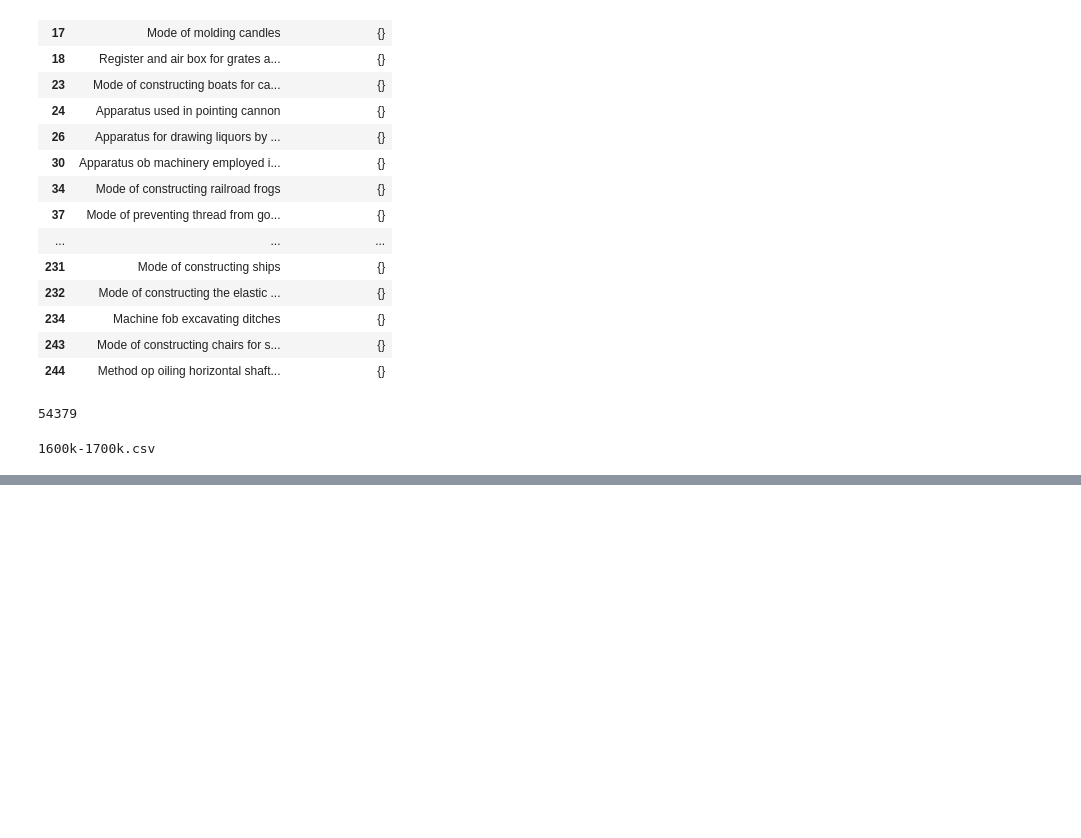
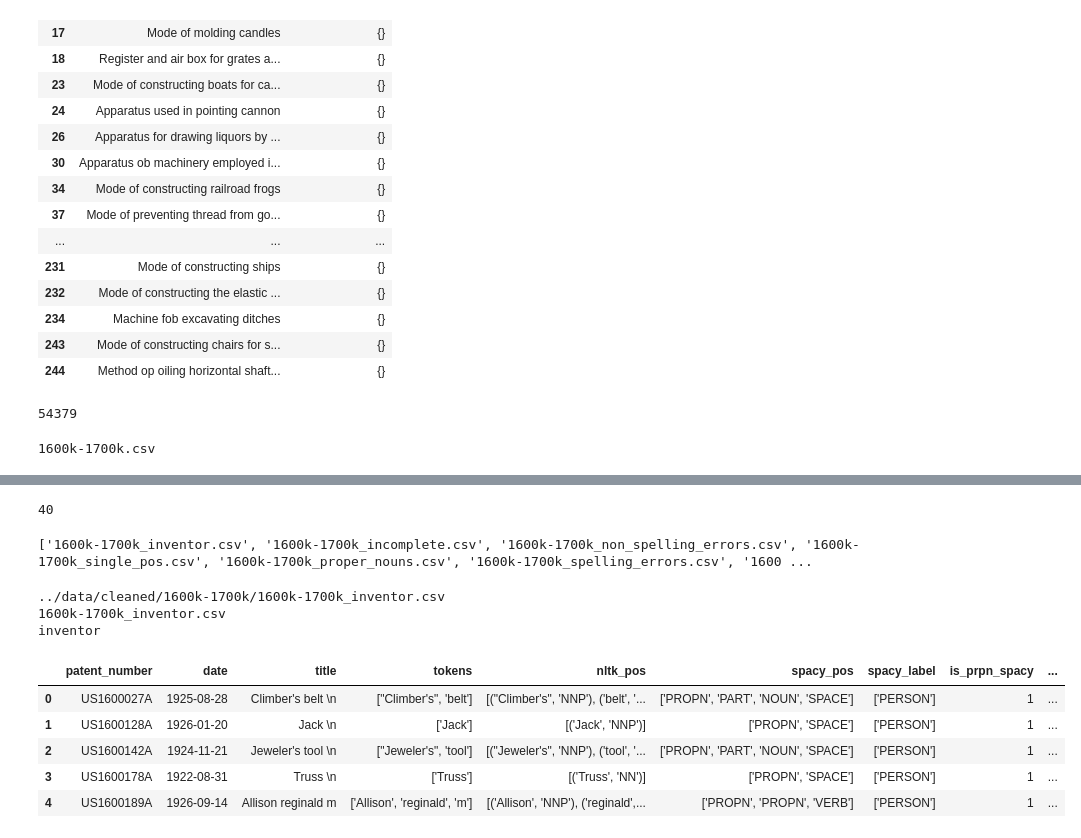
Before and after one commit to harish3110/patent_scraping, a Jupyter notebook: nbs/EDA.ipynb, the cells around one changed output, grey strips where cells are left out. Cells and saved outputs as stored; diff of their text form; code cells hidden in the pictures; blank space fills up the shorter version.

```diff
--- a/nbs/EDA.ipynb
+++ b/nbs/EDA.ipynb
@@ -283,3 +324,7 @@ import os
 print(os.path.basename(files[0]))
 # %% [output]
 1600k-1700k.csv
+# %%
+import glob
+path = '../data/cleaned/'
+os.listdir(path)
@@ -285,0 +353,53 @@ print(os.path.basename(files[0]))
+# %%
+folders = [
+'1600k-1700k',
+'3800k-3900k',
+'700k-800k',
+'3500k-3600k',
+'2200k-2300k',
+'1900k-2000k',
+'1300k-1400k',
+ '3000k-3100k',
+ '500k-600k',
+ '1100k-1200k',
+ '300k-400k',
+ '2800k-2900k',
+ '3200k-3300k',
+ '2500k-2600k',
+ '600k-700k',
+ '1400k-1500k',
+ '1700k-1800k',
+ '2000k-2100k',
+ '800k-900k',
+ '1500k-1600k',
+ '200k-300k',
+ '3900k-4000k',
+ '1800k-1900k',
+ '3600k-3700k',
+ '900k-1000k',
+ '2100k-2200k',
+ '1000k-1100k',
+ '3300k-3400k',
+ '2700k-2800k',
+ '2400k-2500k',
+'1200k-1300k',
+ '0-100k',
+ '3100k-3200k',
+ '2600k-2700k',
+ '100k-200k',
+ '2900k-3000k',
+ '400k-500k',
+ '2300k-2400k',
+ '3700k-3800k',
+ '3400k-3500k'
+]
+
+len(folders)
+# %% [output]
+40
+# %%
+for folder in folders:
+    files = os.listdir(f'{path}{folder}')
+    break
+# %% [output]
+['1600k-1700k_inventor.csv', '1600k-1700k_incomplete.csv', '1600k-1700k_non_spelling_errors.csv', '1600k-1700k_single_pos.csv', '1600k-1700k_proper_nouns.csv', '1600k-1700k_spelling_errors.csv', '1600 ...
@@ -285,0 +412,20 @@ print(os.path.basename(files[0]))
+# %%
+for p in Path(path).glob('**/*.csv'):
+    name = p.name.split('_')[1].split('.')[0]
+    if name != 'non_spelling_errors':
+
+    break
+# %% [output]
+../data/cleaned/1600k-1700k/1600k-1700k_inventor.csv
+1600k-1700k_inventor.csv
+inventor
+# %%
+dirty_df = pd.concat(pd.read_csv(p) for p in Path(path).glob('**/*.csv') if '_'.join(p.name.split('_')[1:]).split('.')[0] != 'non_spelling_errors')
+dirty_df.head()
+# %% [output]
+|  | patent_number | date | title | tokens | nltk_pos | spacy_pos | spacy_label | is_prpn_spacy | ... |
+| 0 | US1600027A | 1925-08-28 | Climber's belt \n | ["Climber's", 'belt'] | [("Climber's", 'NNP'), ('belt', '... | ['PROPN', 'PART', 'NOUN', 'SPACE'] | ['PERSON'] | 1 | ... |
+| 1 | US1600128A | 1926-01-20 | Jack \n | ['Jack'] | [('Jack', 'NNP')] | ['PROPN', 'SPACE'] | ['PERSON'] | 1 | ... |
+| 2 | US1600142A | 1924-11-21 | Jeweler's tool \n | ["Jeweler's", 'tool'] | [("Jeweler's", 'NNP'), ('tool', '... | ['PROPN', 'PART', 'NOUN', 'SPACE'] | ['PERSON'] | 1 | ... |
+| 3 | US1600178A | 1922-08-31 | Truss \n | ['Truss'] | [('Truss', 'NN')] | ['PROPN', 'SPACE'] | ['PERSON'] | 1 | ... |
+| 4 | US1600189A | 1926-09-14 | Allison reginald m | ['Allison', 'reginald', 'm'] | [('Allison', 'NNP'), ('reginald',... | ['PROPN', 'PROPN', 'VERB'] | ['PERSON'] | 1 | ... |
```
Also changed, not shown: parts of 21 cells of this notebook, 1 other file.
